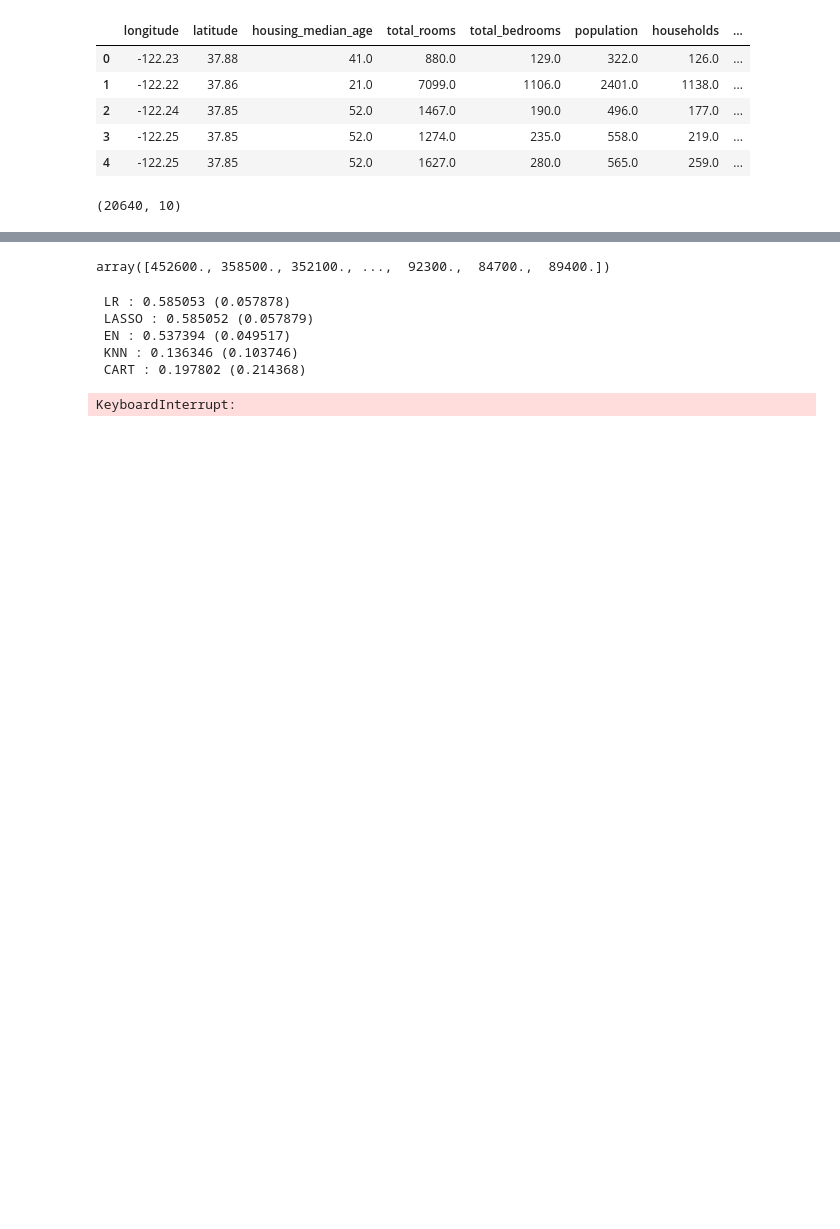
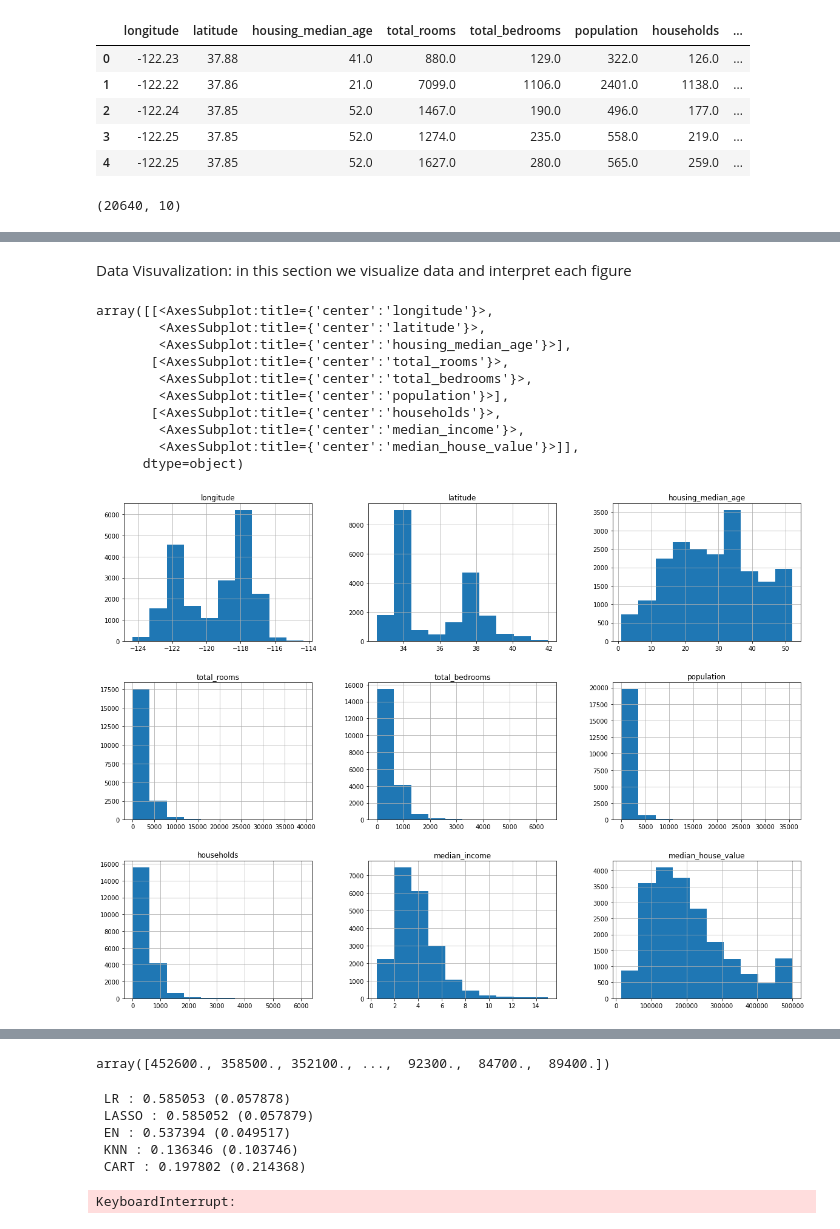
Before and after one commit to shahrambahrami/data-science-projects, a Jupyter notebook: california_housing_price/california_housing_price.ipynb, the cells around one changed output, grey strips where cells are left out. Drawn from its saved outputs; the diff is of its cells as text; code cells hidden in the pictures; blank space fills up the shorter version.

Commit message:
visualization and hypothesis testing
Note: the hypothesis testing has problem

```diff
--- a/california_housing_price/california_housing_price.ipynb
+++ b/california_housing_price/california_housing_price.ipynb
@@ -64,4 +29,0 @@ dataset.boxplot(column=['population'], figsize=(10,10))
-# %%
-sns.set(rc={'figure.figsize':(11.7,8.27)})
-
-sns.lineplot(data=dataset, x='population', y='median_house_value')
@@ -144,4 +29,0 @@ data = data.rename(columns={'ocean_proximity_<1H OCEAN':'1hocean', 'ocean_proxim
-# %%
-import numpy as np
-dataset['total_bedrooms'] = dataset['total_bedrooms'].replace({'NAN':np.nan}).astype(float)
-dataset["total_bedrooms"] = dataset["total_bedrooms"].fillna(value=dataset["total_bedrooms"].mean())
@@ -175,2 +29,0 @@ dtype: int64
-# %%
-dataset = dataset.drop('ocean_proximity',axis=1)
@@ -229,0 +93,20 @@ dataset.shape
+# %% [markdown]
+Data Visuvalization: in this section we visualize data and interpret each figure
+# %%
+dataset.hist(figsize=(20,15))
+# as you can see none of our figures has guaussian distibution.
+# both median income and median house value has right skew
+# total rooms, total bedrooms and households have exponential distribution
+# Longitude and latitude have bbbimodal distribution
+# %% [output]
+array([[<AxesSubplot:title={'center':'longitude'}>,
+        <AxesSubplot:title={'center':'latitude'}>,
+        <AxesSubplot:title={'center':'housing_median_age'}>],
+       [<AxesSubplot:title={'center':'total_rooms'}>,
+        <AxesSubplot:title={'center':'total_bedrooms'}>,
+        <AxesSubplot:title={'center':'population'}>],
+       [<AxesSubplot:title={'center':'households'}>,
+        <AxesSubplot:title={'center':'median_income'}>,
+        <AxesSubplot:title={'center':'median_house_value'}>]],
+      dtype=object)
+[figure, added]
```
Also changed, not shown: parts of 37 cells of this notebook.
